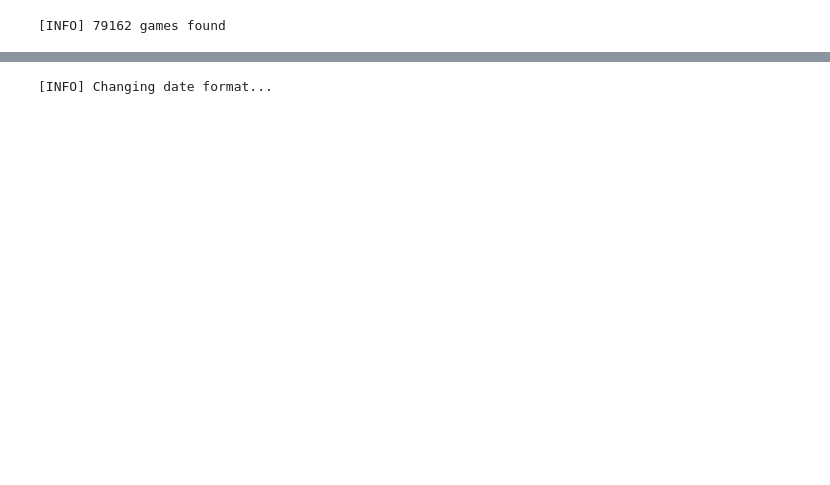
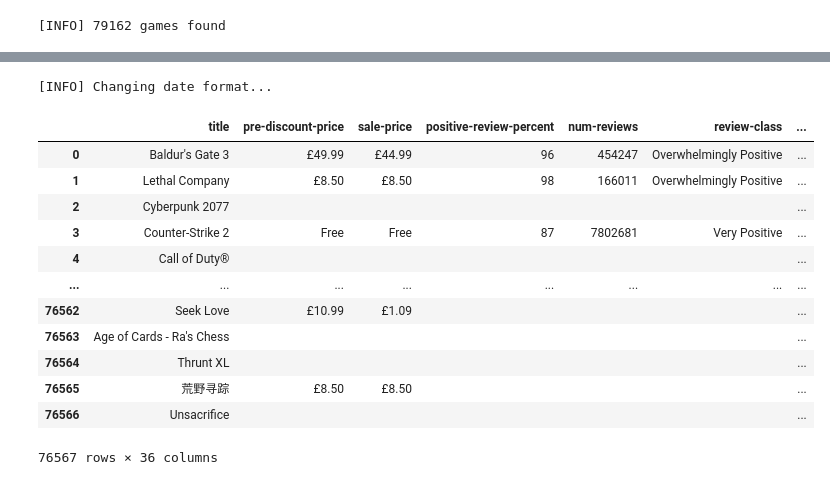
Before and after one commit to Max8Curtis/SteamAnalysis, a Jupyter notebook: data_scrape.ipynb, the cells around one changed output, grey strips where cells are left out. Cells and saved outputs as stored; diff of their text form; code cells hidden in the pictures; blank space fills up the shorter version.

```diff
--- a/data_scrape.ipynb
+++ b/data_scrape.ipynb
@@ -214,34 +326,56 @@ def switch(date):
         return '06'
     elif date == 'Jul':
         return '07'
     elif date == 'Aug':
         return '08'
     elif date == 'Sep':
         return '09'
     elif date == 'Oct':
         return '10'
     elif date == 'Nov':
         return '11'
     elif date == 'Dec':
         return '12'
     return None
 
+df_raw = df
+
 # Change date format to YYYY-MM-DD
 print('[INFO] Changing date format...')
+converted_dates = []
 for i in tqdm(range(len(df))):
     date = str(df['date-released'].iloc[i])
-    if not date == 'None' and not '-' in date:
+    if len(date.split(" ")) == 3 and "," in date:
         try:
             year = date[date.index(", ")+2:]
             month = date[date.index(" ")+1:date.index(",")]
             day = date[:date.index(" ")]
             month = switch(month) # Turn month into number format
             date = year + '-' + month + '-' + day.zfill(2)
         except:
             date = 'None'
-        df['date-released'].iloc[i] = date
+    elif len(date.split("-")) == 3:
+        date = date
+    else:
+        date = 'None'
+    converted_dates.append(date)
 
-df_raw = df
+# print(converted_dates)
+df['date-released'] = converted_dates
+df
 # %% [output]
 [INFO] Changing date format...
+|  | title | pre-discount-price | sale-price | positive-review-percent | num-reviews | review-class | ... |
+| 0 | Baldur's Gate 3 | £49.99 | £44.99 | 96 | 454247 | Overwhelmingly Positive | ... |
+| 1 | Lethal Company | £8.50 | £8.50 | 98 | 166011 | Overwhelmingly Positive | ... |
+| 2 | Cyberpunk 2077 |  |  |  |  |  | ... |
+| 3 | Counter-Strike 2 | Free | Free | 87 | 7802681 | Very Positive | ... |
+| 4 | Call of Duty® |  |  |  |  |  | ... |
+| ... | ... | ... | ... | ... | ... | ... | ... |
+| 76562 | Seek Love | £10.99 | £1.09 |  |  |  | ... |
+| 76563 | Age of Cards - Ra's Chess |  |  |  |  |  | ... |
+| 76564 | Thrunt XL |  |  |  |  |  | ... |
+| 76565 | 荒野寻踪 | £8.50 | £8.50 |  |  |  | ... |
+| 76566 | Unsacrifice |  |  |  |  |  | ... |
+76567 rows × 36 columns
 # %% [markdown]
```
Also changed, not shown: parts of 16 cells of this notebook.
